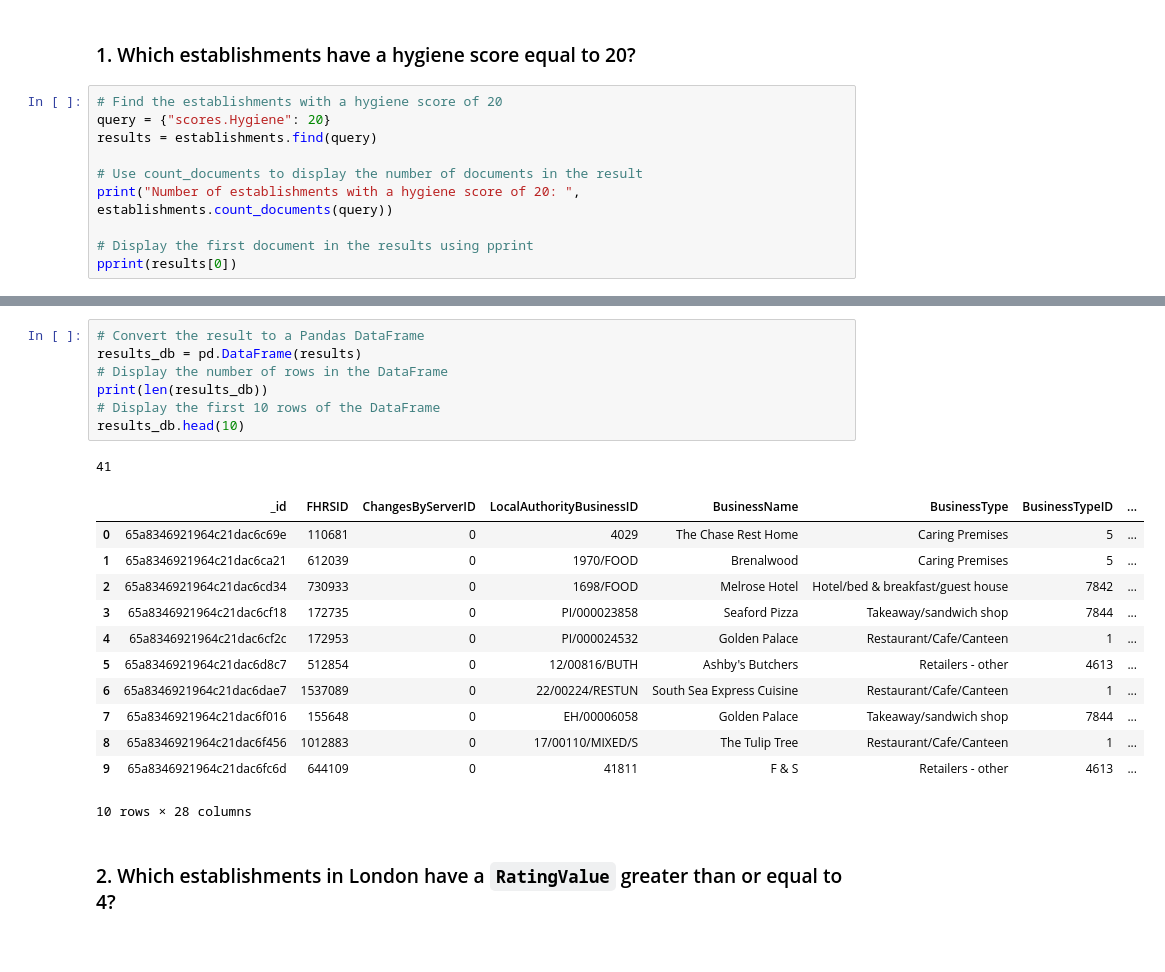
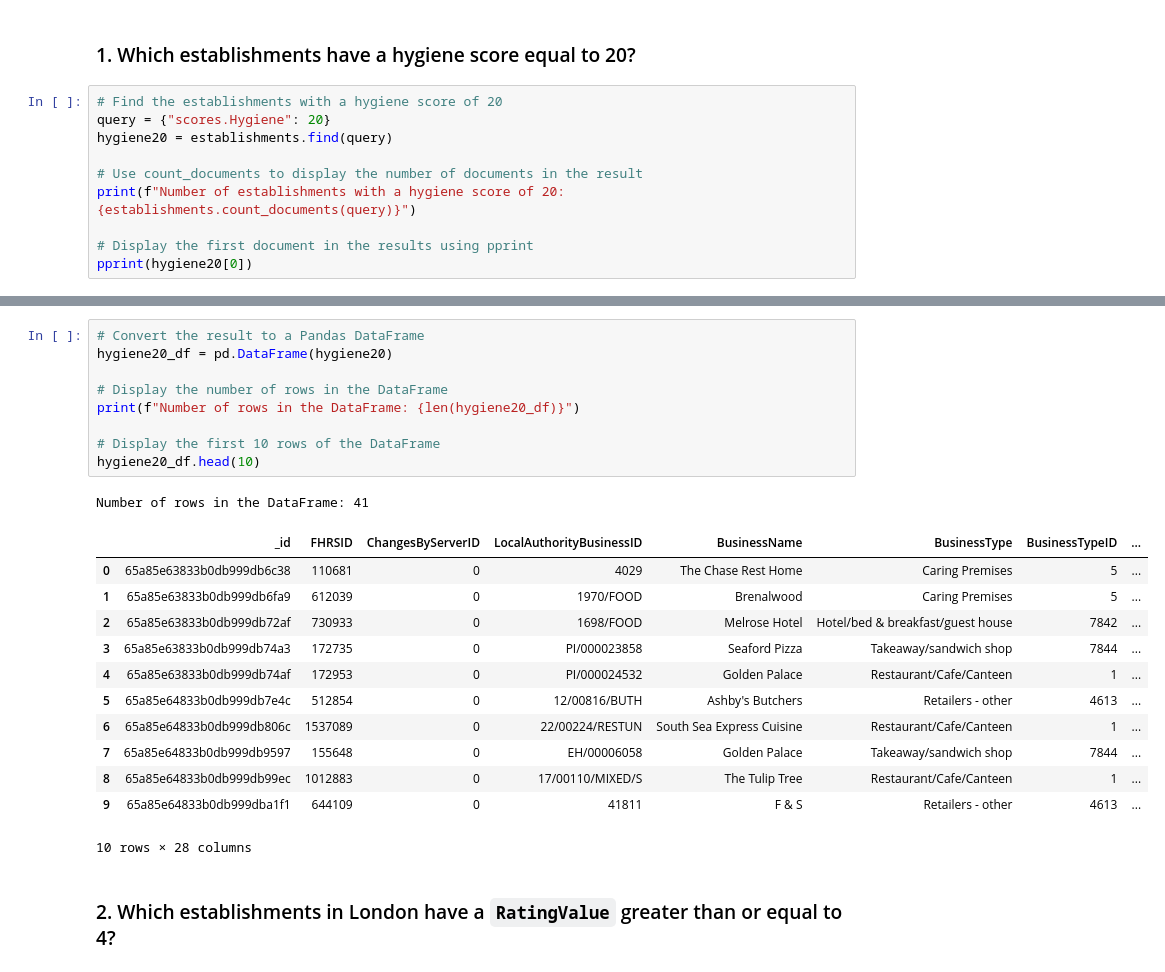
Before and after one commit to bernardtse/nosql-challenge, a Jupyter notebook: NoSQL_analysis_starter.ipynb, the cells around one changed output, grey strips where cells are left out. Cells and saved outputs as stored; diff of their text form.

```diff
--- a/NoSQL_analysis_starter.ipynb
+++ b/NoSQL_analysis_starter.ipynb
@@ -32,11 +32,11 @@ Unless otherwise stated, for each question:
 # %%
 # Find the establishments with a hygiene score of 20
 query = {"scores.Hygiene": 20}
-results = establishments.find(query)
+hygiene20 = establishments.find(query)
 
 # Use count_documents to display the number of documents in the result
-print("Number of establishments with a hygiene score of 20: ", establishments.count_documents(query))
+print(f"Number of establishments with a hygiene score of 20: {establishments.count_documents(query)}")
 
 # Display the first document in the results using pprint
-pprint(results[0])
+pprint(hygiene20[0])
 # %% [output]
@@ -59,24 +59,26 @@ Number of establishments with a hygiene score of 20:  41
  'scores': {'ConfidenceInManagement': 20, 'Hygiene': 20, 'Structural': 20}}
 # %%
 # Convert the result to a Pandas DataFrame
-results_db = pd.DataFrame(results)
+hygiene20_df = pd.DataFrame(hygiene20)
+
 # Display the number of rows in the DataFrame
-print(len(results_db))
+print(f"Number of rows in the DataFrame: {len(hygiene20_df)}")
+
 # Display the first 10 rows of the DataFrame
-results_db.head(10)
+hygiene20_df.head(10)
 # %% [output]
-41
+Number of rows in the DataFrame: 41
 |  | _id | FHRSID | ChangesByServerID | LocalAuthorityBusinessID | BusinessName | BusinessType | BusinessTypeID | ... |
-| 0 | 65a8346921964c21dac6c69e | 110681 | 0 | 4029 | The Chase Rest Home | Caring Premises | 5 | ... |
-| 1 | 65a8346921964c21dac6ca21 | 612039 | 0 | 1970/FOOD | Brenalwood | Caring Premises | 5 | ... |
-| 2 | 65a8346921964c21dac6cd34 | 730933 | 0 | 1698/FOOD | Melrose Hotel | Hotel/bed & breakfast/guest house | 7842 | ... |
-| 3 | 65a8346921964c21dac6cf18 | 172735 | 0 | PI/000023858 | Seaford Pizza | Takeaway/sandwich shop | 7844 | ... |
-| 4 | 65a8346921964c21dac6cf2c | 172953 | 0 | PI/000024532 | Golden Palace | Restaurant/Cafe/Canteen | 1 | ... |
-| 5 | 65a8346921964c21dac6d8c7 | 512854 | 0 | 12/00816/BUTH | Ashby's Butchers | Retailers - other | 4613 | ... |
-| 6 | 65a8346921964c21dac6dae7 | 1537089 | 0 | 22/00224/RESTUN | South Sea Express Cuisine | Restaurant/Cafe/Canteen | 1 | ... |
-| 7 | 65a8346921964c21dac6f016 | 155648 | 0 | EH/00006058 | Golden Palace | Takeaway/sandwich shop | 7844 | ... |
-| 8 | 65a8346921964c21dac6f456 | 1012883 | 0 | 17/00110/MIXED/S | The Tulip Tree | Restaurant/Cafe/Canteen | 1 | ... |
-| 9 | 65a8346921964c21dac6fc6d | 644109 | 0 | 41811 | F & S | Retailers - other | 4613 | ... |
+| 0 | 65a85e63833b0db999db6c38 | 110681 | 0 | 4029 | The Chase Rest Home | Caring Premises | 5 | ... |
+| 1 | 65a85e63833b0db999db6fa9 | 612039 | 0 | 1970/FOOD | Brenalwood | Caring Premises | 5 | ... |
+| 2 | 65a85e63833b0db999db72af | 730933 | 0 | 1698/FOOD | Melrose Hotel | Hotel/bed & breakfast/guest house | 7842 | ... |
+| 3 | 65a85e63833b0db999db74a3 | 172735 | 0 | PI/000023858 | Seaford Pizza | Takeaway/sandwich shop | 7844 | ... |
+| 4 | 65a85e63833b0db999db74af | 172953 | 0 | PI/000024532 | Golden Palace | Restaurant/Cafe/Canteen | 1 | ... |
+| 5 | 65a85e64833b0db999db7e4c | 512854 | 0 | 12/00816/BUTH | Ashby's Butchers | Retailers - other | 4613 | ... |
+| 6 | 65a85e64833b0db999db806c | 1537089 | 0 | 22/00224/RESTUN | South Sea Express Cuisine | Restaurant/Cafe/Canteen | 1 | ... |
+| 7 | 65a85e64833b0db999db9597 | 155648 | 0 | EH/00006058 | Golden Palace | Takeaway/sandwich shop | 7844 | ... |
+| 8 | 65a85e64833b0db999db99ec | 1012883 | 0 | 17/00110/MIXED/S | The Tulip Tree | Restaurant/Cafe/Canteen | 1 | ... |
+| 9 | 65a85e64833b0db999dba1f1 | 644109 | 0 | 41811 | F & S | Retailers - other | 4613 | ... |
 10 rows × 28 columns
 # %% [markdown]
 ### 2. Which establishments in London have a `RatingValue` greater than or equal to 4?
```
Also changed, not shown: parts of 3 cells of this notebook, 3 other files.
